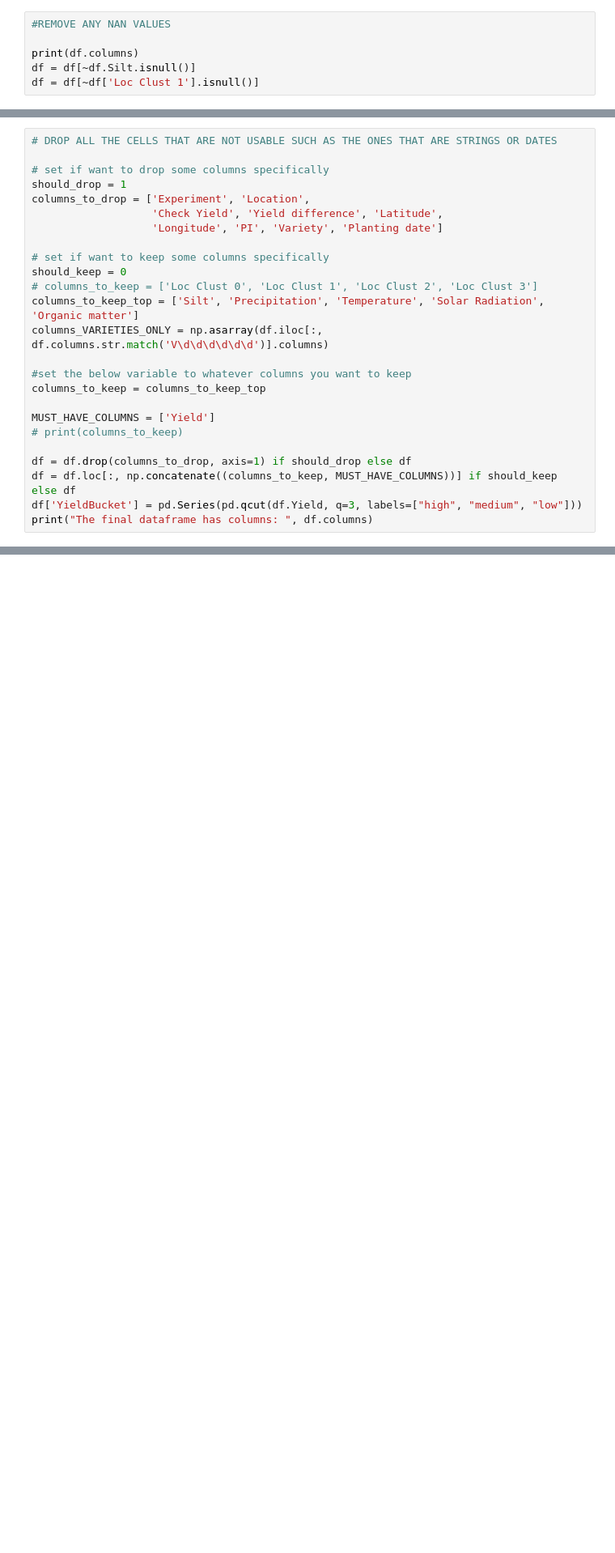
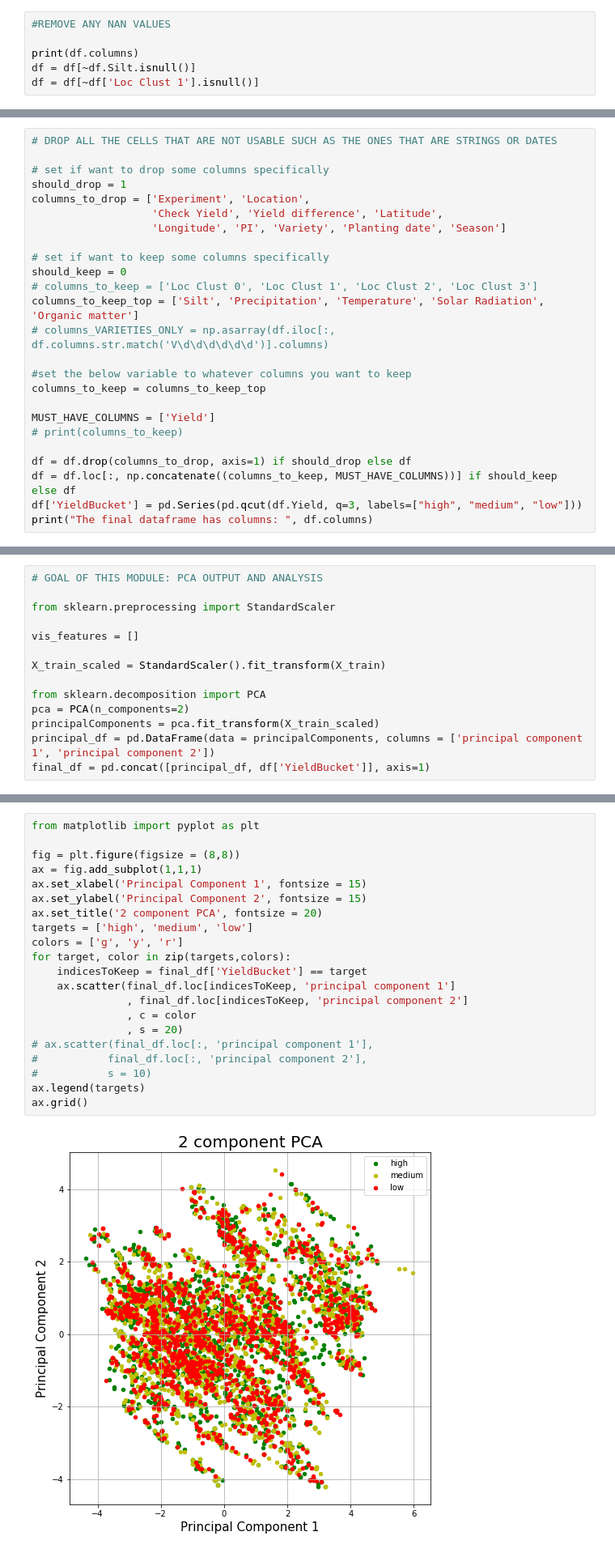
Before and after one commit to rkhaled98/Syngenta-Yield-Prediction, a Jupyter notebook: Syngenta_yield_prediction_used_modules.ipynb, the cells around one changed output, grey strips where cells are left out. Shown at 81% size. Saved outputs shown, nothing was run; the diff lists cells and outputs as text; blank space fills up the shorter version.

```diff
--- a/Syngenta_yield_prediction_used_modules.ipynb
+++ b/Syngenta_yield_prediction_used_modules.ipynb
@@ -91,13 +109,13 @@ for col in df.columns:
 should_drop = 1
 columns_to_drop = ['Experiment', 'Location',
                    'Check Yield', 'Yield difference', 'Latitude',
-                   'Longitude', 'PI', 'Variety', 'Planting date']
+                   'Longitude', 'PI', 'Variety', 'Planting date', 'Season']
 
 # set if want to keep some columns specifically
 should_keep = 0
 # columns_to_keep = ['Loc Clust 0', 'Loc Clust 1', 'Loc Clust 2', 'Loc Clust 3']
 columns_to_keep_top = ['Silt', 'Precipitation', 'Temperature', 'Solar Radiation', 'Organic matter']
-columns_VARIETIES_ONLY = np.asarray(df.iloc[:, df.columns.str.match('V\d\d\d\d\d\d')].columns)
+# columns_VARIETIES_ONLY = np.asarray(df.iloc[:, df.columns.str.match('V\d\d\d\d\d\d')].columns)
 
 #set the below variable to whatever columns you want to keep
 columns_to_keep = columns_to_keep_top
@@ -137,0 +197,14 @@ print("X_train shape:", X_train.shape, "\ny_train shape:", y_train.shape)
+# %%
+# GOAL OF THIS MODULE: PCA OUTPUT AND ANALYSIS
+
+from sklearn.preprocessing import StandardScaler
+
+vis_features = []
+
+X_train_scaled = StandardScaler().fit_transform(X_train)
+
+from sklearn.decomposition import PCA
+pca = PCA(n_components=2)
+principalComponents = pca.fit_transform(X_train_scaled)
+principal_df = pd.DataFrame(data = principalComponents, columns = ['principal component 1', 'principal component 2'])
+final_df = pd.concat([principal_df, df['YieldBucket']], axis=1)
@@ -138,3 +215,26 @@ print("X_train shape:", X_train.shape, "\ny_train shape:", y_train.shape)
+# %%
+from matplotlib import pyplot as plt
+
+fig = plt.figure(figsize = (8,8))
+ax = fig.add_subplot(1,1,1)
+ax.set_xlabel('Principal Component 1', fontsize = 15)
+ax.set_ylabel('Principal Component 2', fontsize = 15)
+ax.set_title('2 component PCA', fontsize = 20)
+targets = ['high', 'medium', 'low']
+colors = ['g', 'y', 'r']
+for target, color in zip(targets,colors):
+    indicesToKeep = final_df['YieldBucket'] == target
+    ax.scatter(final_df.loc[indicesToKeep, 'principal component 1']
+               , final_df.loc[indicesToKeep, 'principal component 2']
+               , c = color
+               , s = 20)
+# ax.scatter(final_df.loc[:, 'principal component 1'],
+#           final_df.loc[:, 'principal component 2'],
+#           s = 10)
+ax.legend(targets)
+ax.grid()
+# %% [output]
+[figure, added]
 # %%
 # THIS FUNCTION WILL EVALUATE ERRORS BASED ON RMSE (FROM SYNGENTA CHALLENGE SPEC)
 # AND ALSO WILL EVALUATE BASED ON AVERAGE ERROR
```
Also changed, not shown: parts of 7 cells of this notebook, 1 other file.
